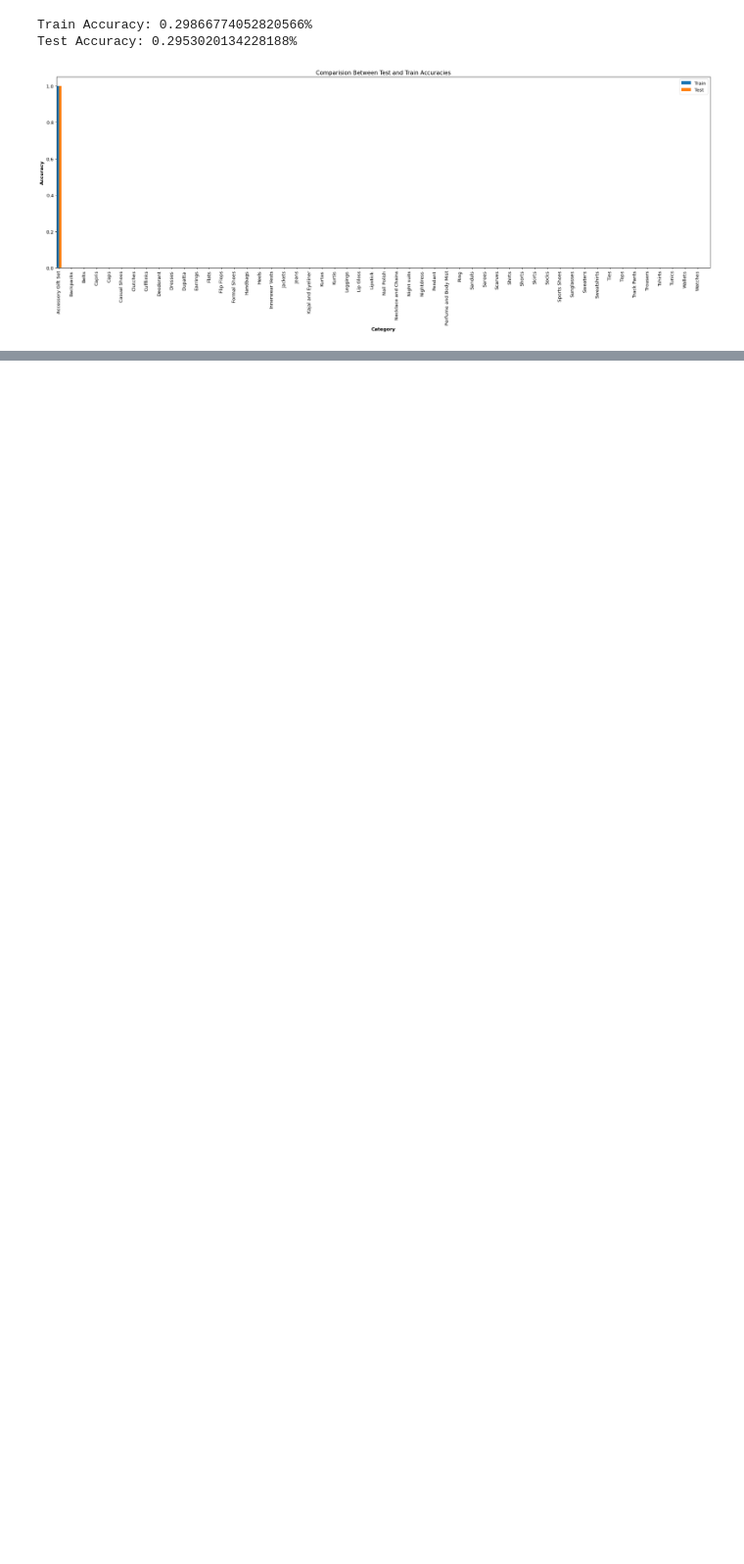
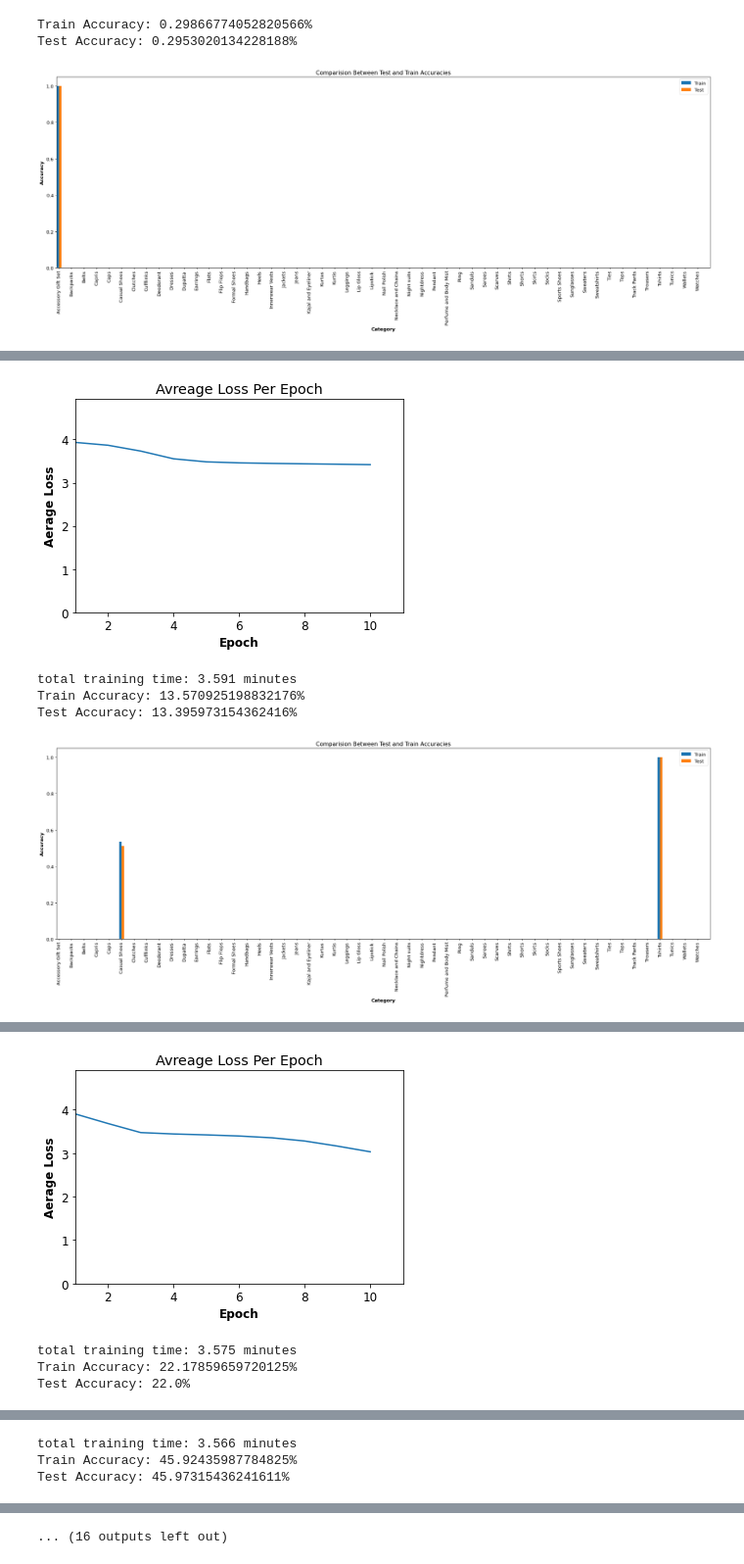
Before and after one commit to mrazimi99/ImageClassification, a Jupyter notebook: ImageClassification.ipynb, the cells around one changed output, grey strips where cells are left out. Shown at 98% size. Drawn from its saved outputs; the diff is of its cells as text; code cells hidden in the pictures; blank space fills up the shorter version.

```diff
--- a/ImageClassification.ipynb
+++ b/ImageClassification.ipynb
@@ -512,0 +749,11 @@ Test Accuracy: 0.2953020134228188%
+# %%
+learning_rates = [0.0005, 0.001, 0.005, 0.01, 0.05, 0.075, 0.1]
+
+for lr in learning_rates:
+    print('Learning Rate:', lr)
+    model = Model(image_size, [10000, 5000, 1000, 200] , len(classes), F.relu)
+    model = model.to(device)
+    optimizer = torch.optim.SGD(model.parameters(), lr=lr)
+    fit(model, scaled_train_loader, device, criterion, optimizer, num_epochs=10)
+    analyse(model, scaled_train_loader, scaled_test_loader, classes)
+# %% [output]
@@ -512,0 +771,5 @@ Test Accuracy: 0.2953020134228188%
+[figure, added]
+total training time: 3.591 minutes
+Train Accuracy: 13.570925198832176%
+Test Accuracy: 13.395973154362416%
+[figure, added]
@@ -512,0 +787,4 @@ Test Accuracy: 0.2953020134228188%
+[figure, added]
+total training time: 3.575 minutes
+Train Accuracy: 22.17859659720125%
+Test Accuracy: 22.0%
@@ -512,0 +804,3 @@ Test Accuracy: 0.2953020134228188%
+total training time: 3.566 minutes
+Train Accuracy: 45.92435987784825%
+Test Accuracy: 45.97315436241611%
@@ -512,0 +808 @@ Test Accuracy: 0.2953020134228188%
+... (16 outputs left out)
```
Also changed, not shown: parts of 45 cells of this notebook.
